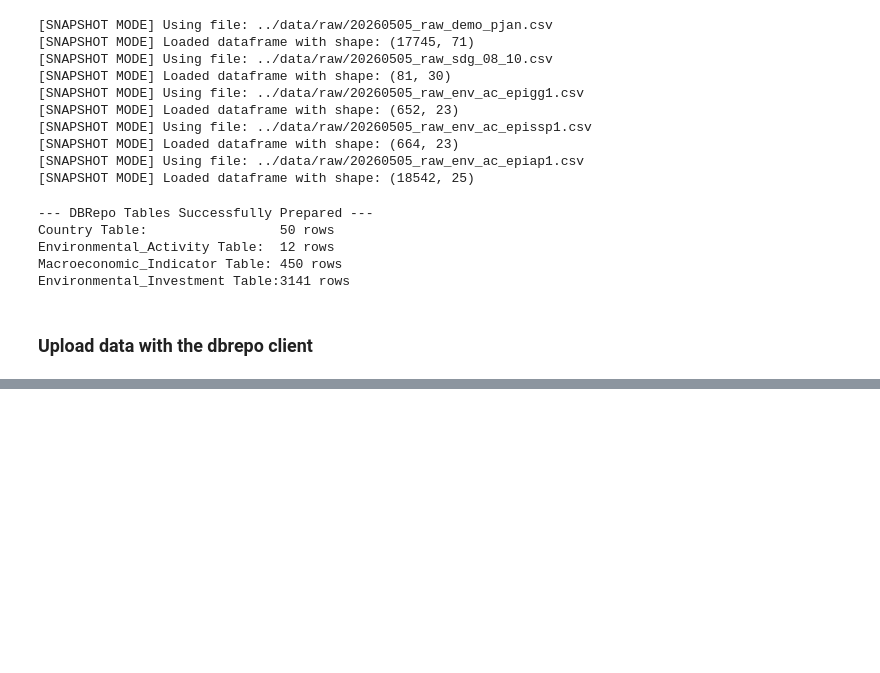
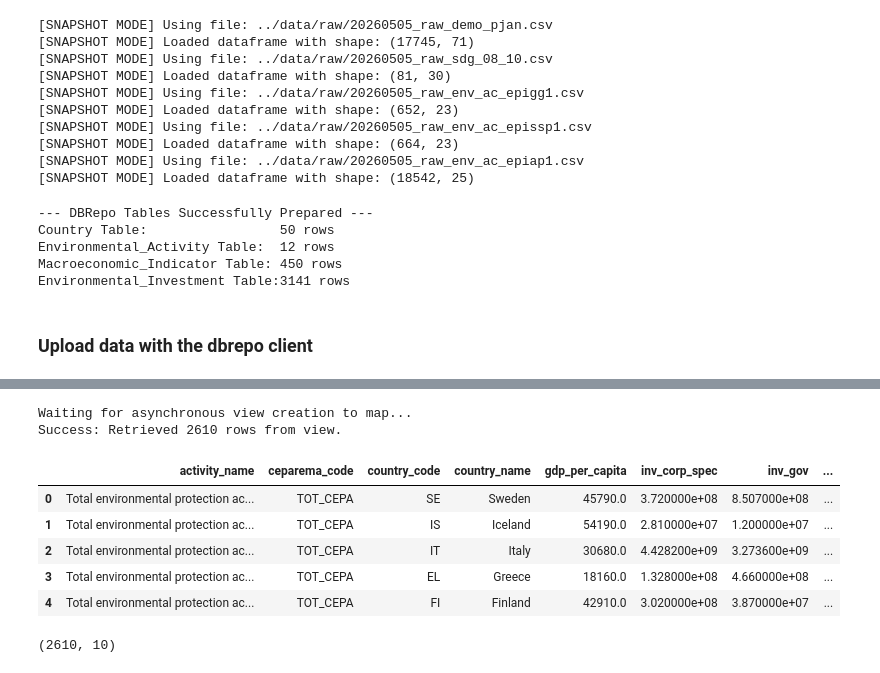
Before and after one commit to danielwrnr/Environmental_Protection_Investment_Analysis, a Jupyter notebook: notebooks/dbrepo_upload.ipynb, the cells around one changed output, grey strips where cells are left out. Drawn from its saved outputs; the diff is of its cells as text; code cells hidden in the pictures; blank space fills up the shorter version.

Commit message:
Fix SQL View and add view verification

```diff
--- a/notebooks/dbrepo_upload.ipynb
+++ b/notebooks/dbrepo_upload.ipynb
@@ -875,0 +881,41 @@ except Exception as e:
+# %%
+# v_investment_national_totals
+VIEW_ID = "520b488a-8a45-47dd-8140-a1624f114ade"
+
+print("Waiting for asynchronous view creation to map...")
+time.sleep(5)
+
+for attempt in range(10):
+    try:
+        df_view = client.get_view_data(
+            database_id=DATABASE_ID,
+            view_id=VIEW_ID,
+            page=0,
+            size=1000000
+        )
+
+        print(f"Success: Retrieved {len(df_view)} rows from view.")
+        break
+
+    except Exception as e:
+        if "204" in str(e):
+            print(f"Attempt {attempt + 1}/10: View not ready yet. Waiting...")
+            time.sleep(5)
+        else:
+            raise
+
+else:
+    raise RuntimeError("View was not available after 10 attempts.")
+
+display(df_view.head())
+print(df_view.shape)
+# %% [output]
+Waiting for asynchronous view creation to map...
+Success: Retrieved 2610 rows from view.
+|  | activity_name | ceparema_code | country_code | country_name | gdp_per_capita | inv_corp_spec | inv_gov | ... |
+| 0 | Total environmental protection ac... | TOT_CEPA | SE | Sweden | 45790.0 | 3.720000e+08 | 8.507000e+08 | ... |
+| 1 | Total environmental protection ac... | TOT_CEPA | IS | Iceland | 54190.0 | 2.810000e+07 | 1.200000e+07 | ... |
+| 2 | Total environmental protection ac... | TOT_CEPA | IT | Italy | 30680.0 | 4.428200e+09 | 3.273600e+09 | ... |
+| 3 | Total environmental protection ac... | TOT_CEPA | EL | Greece | 18160.0 | 1.328000e+08 | 4.660000e+08 | ... |
+| 4 | Total environmental protection ac... | TOT_CEPA | FI | Finland | 42910.0 | 3.020000e+08 | 3.870000e+07 | ... |
+(2610, 10)
```
Also changed, not shown: parts of 4 cells of this notebook, 1 other file.
